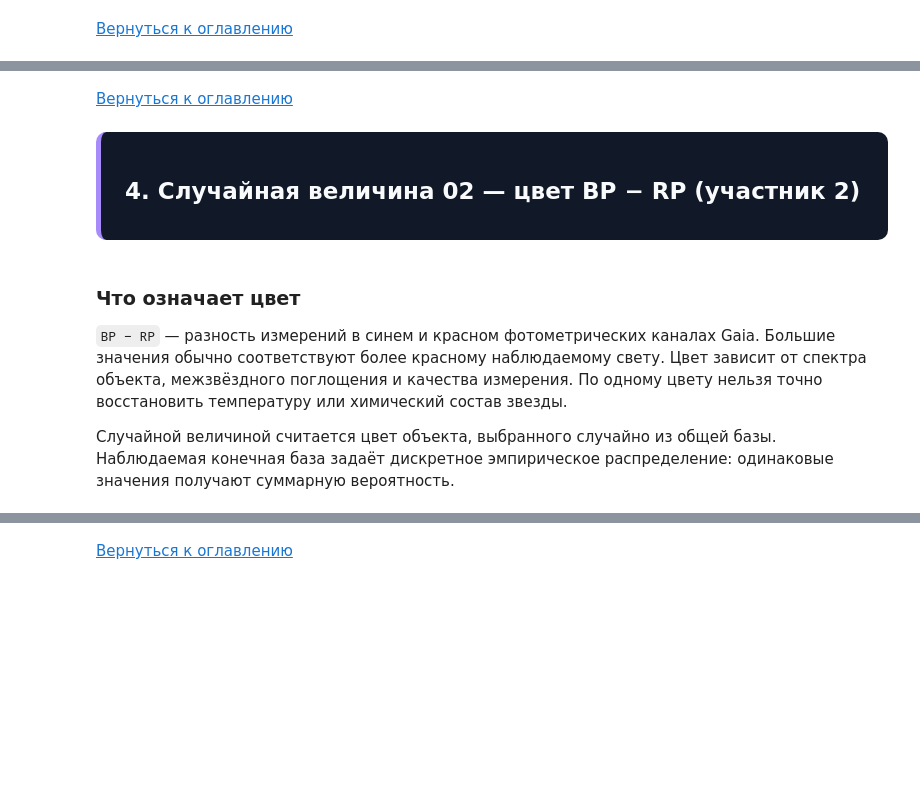
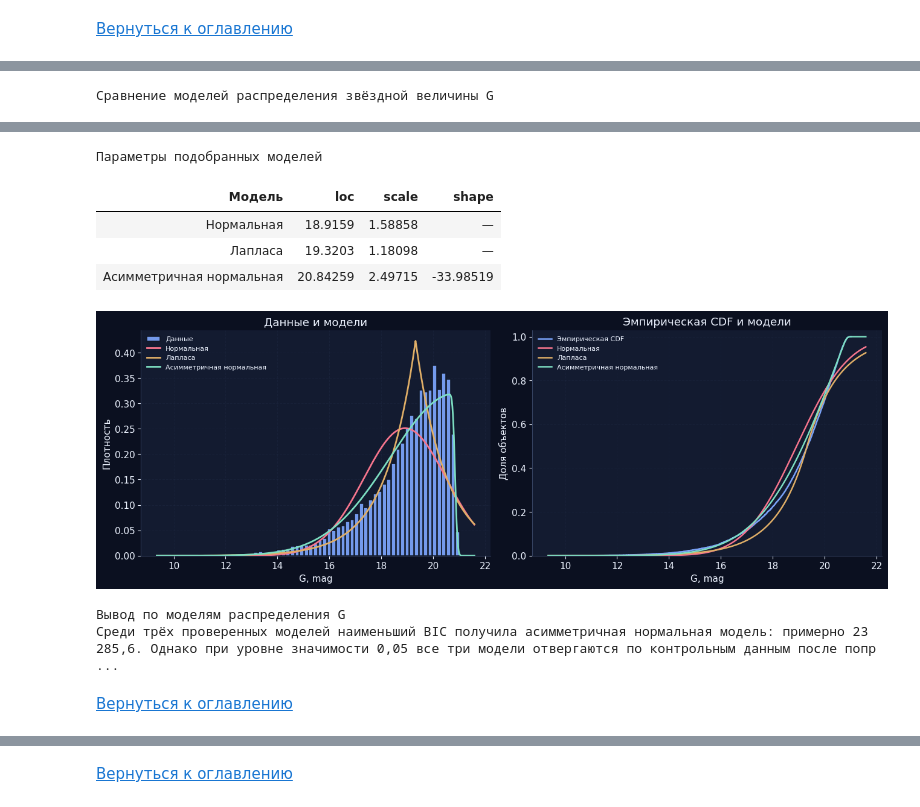
Before and after one commit to sofia28s/statistics, a Jupyter notebook: Lab01_Gaia.ipynb, the cells around one changed output, grey strips where cells are left out. Drawn from its saved outputs; the diff is of its cells as text; code cells hidden in the pictures; blank space fills up the shorter version.

```diff
--- a/Lab01_Gaia.ipynb
+++ b/Lab01_Gaia.ipynb
@@ -1203,0 +230,5 @@ display(HTML("""
+# %%
+# @title Модели распределения звёздной величины G
+_gaia_run(23)
+# %% [output]
+Сравнение моделей распределения звёздной величины G
@@ -1204,23 +239,10 @@ display(HTML("""
+Параметры подобранных моделей
+| Модель | loc | scale | shape |
+| Нормальная | 18.9159 | 1.58858 | — |
+| Лапласа | 19.3203 | 1.18098 | — |
+| Асимметричная нормальная | 20.84259 | 2.49715 | -33.98519 |
+[figure, added]
+Вывод по моделям распределения G
+Среди трёх проверенных моделей наименьший BIC получила асимметричная нормальная модель: примерно 23 285,6. Однако при уровне значимости 0,05 все три модели отвергаются по контрольным данным после попр ...
 # %% [markdown]
 [Вернуться к оглавлению](#scrollTo=rDteLyWqGMZE&line)
-# %%
-#@title
-from IPython.display import display, HTML
-
-display(HTML("""
-<div style="background:#111827;color:#F8FAFC;padding:20px 24px;
-border-left:5px solid #A78BFA;border-radius:10px;
-font-family:Arial,sans-serif;box-sizing:border-box;">
-<h2 style="color:#F8FAFC;margin:0;font-size:23px;font-weight:700;line-height:1.5;">
-4. Случайная величина 02 — цвет BP − RP (участник 2)
-</h2></div>
-"""))
-# %% [output]
-4. Случайная величина 02 — цвет BP − RP (участник 2)
-# %% [markdown]
-<a id="rv02"></a>
-### Что означает цвет
-
-`BP − RP` — разность измерений в синем и красном фотометрических каналах Gaia. Большие значения обычно соответствуют более красному наблюдаемому свету. Цвет зависит от спектра объекта, межзвёздного поглощения и качества измерения. По одному цвету нельзя точно восстановить температуру или химический состав звезды.
-
-Случайной величиной считается цвет объекта, выбранного случайно из общей базы. Наблюдаемая конечная база задаёт дискретное эмпирическое распределение: одинаковые значения получают суммарную вероятность.
```
Also changed, not shown: parts of 159 cells of this notebook.
